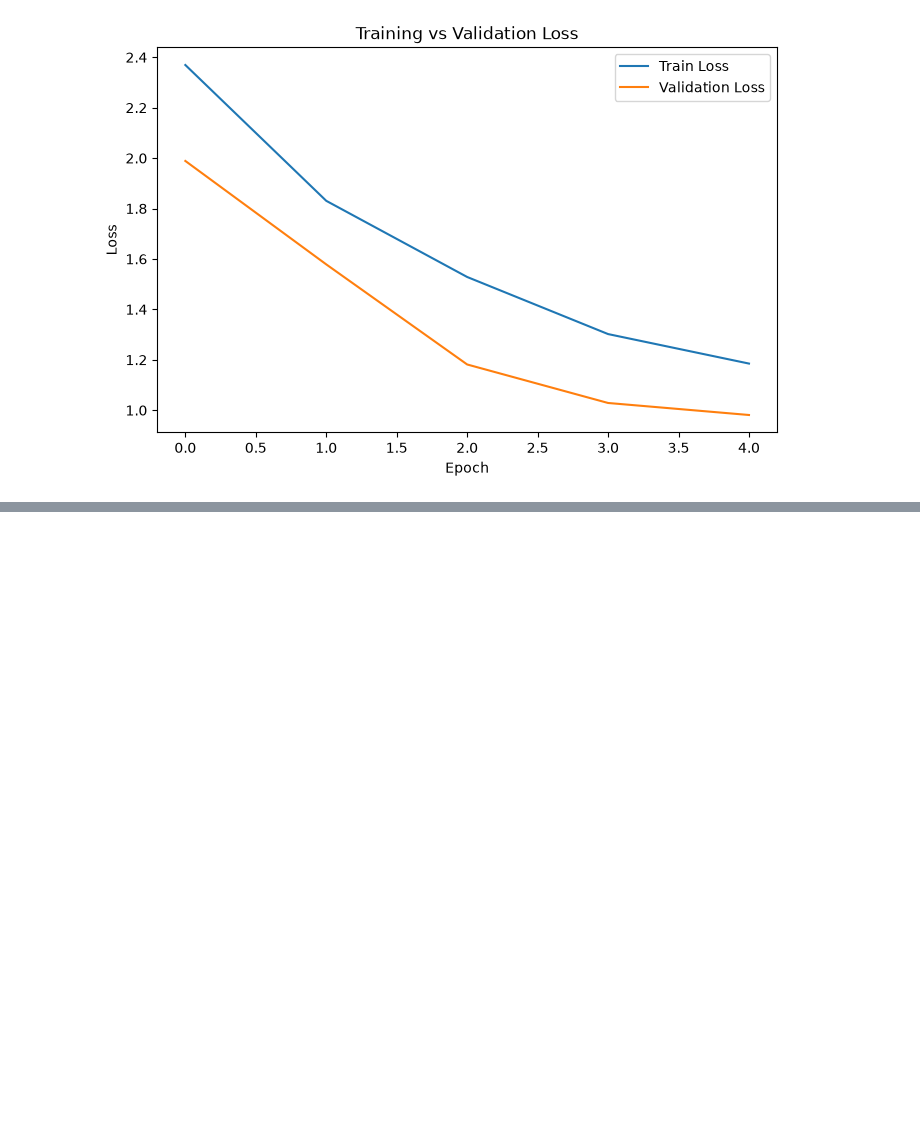
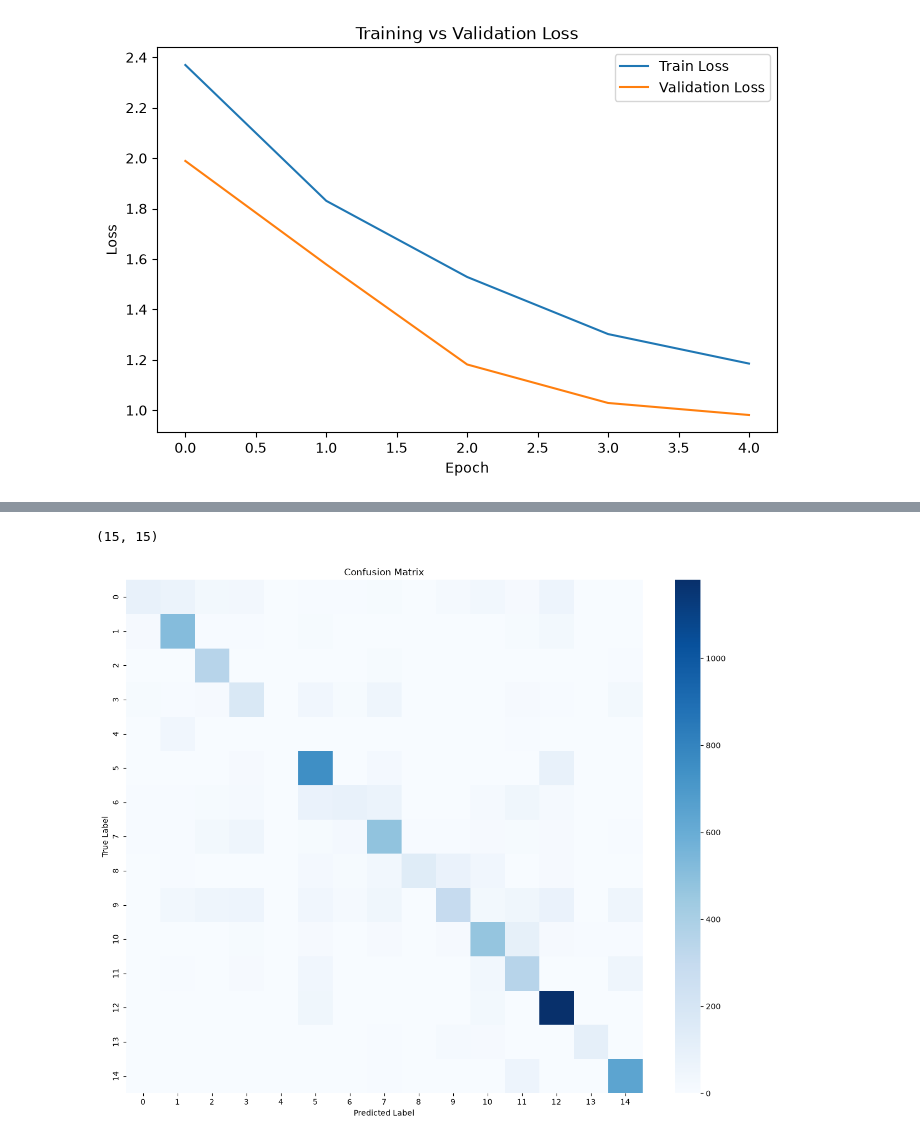
Before and after one commit to Huzaif9088/plant_disease_detection, a Jupyter notebook: notebooks/05_model_evaluation.ipynb, the cells around one changed output, grey strips where cells are left out. Saved outputs shown, nothing was run; the diff lists cells and outputs as text; code cells hidden in the pictures; blank space fills up the shorter version.

```diff
--- a/notebooks/05_model_evaluation.ipynb
+++ b/notebooks/05_model_evaluation.ipynb
@@ -157,0 +163,10 @@ TypeError: 'module' object is not callable
+# %%
+for images, labels in validation_dataset:
+
+    predictions = model.predict(images)
+
+    predicted_labels = np.argmax(predictions, axis=1)
+
+    y_true.extend(labels.numpy())
+
+    y_pred.extend(predicted_labels)
@@ -157,0 +191,20 @@ TypeError: 'module' object is not callable
+# %%
+from sklearn.metrics import confusion_matrix
+
+cm = confusion_matrix(y_true, y_pred)
+# %%
+print(cm.shape)
+# %% [output]
+(15, 15)
+# %%
+plt.figure(figsize=(15, 12))
+
+sns.heatmap(cm, cmap='Blues')
+
+plt.title("Confusion Matrix")
+plt.xlabel("Predicted Label")
+plt.ylabel("True Label")
+
+plt.show()
+# %% [output]
+[figure, added]
```
Also changed, not shown: parts of 12 cells of this notebook.
